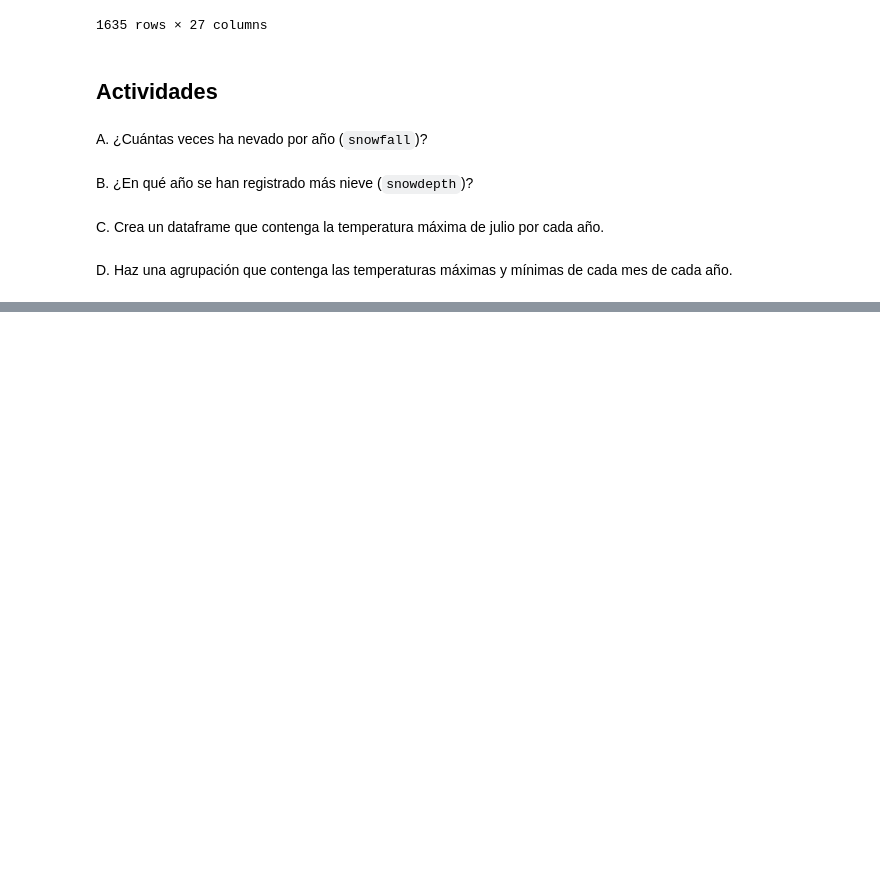
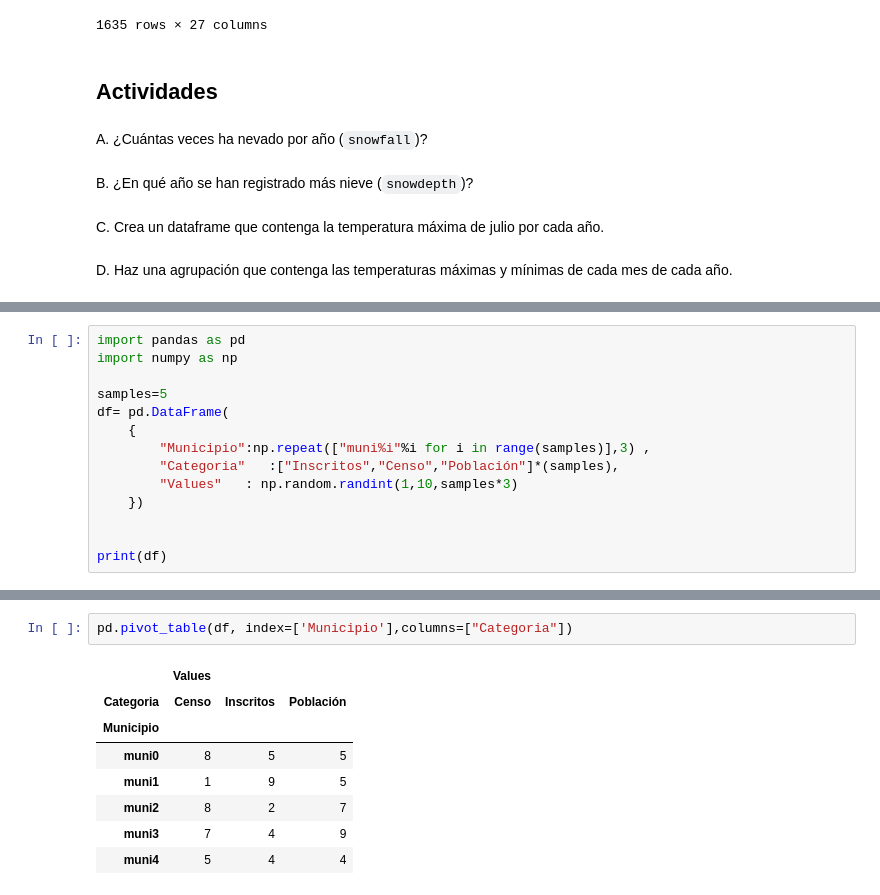
Before and after one commit to wisaaco/TxADM, a Jupyter notebook: notebooks/Part2/00_Pandas/03_Otras_acciones.ipynb, the cells around one changed output, grey strips where cells are left out. Cells and saved outputs as stored; diff of their text form; blank space fills up the shorter version.

```diff
--- a/notebooks/Part2/00_Pandas/03_Otras_acciones.ipynb
+++ b/notebooks/Part2/00_Pandas/03_Otras_acciones.ipynb
@@ -464,0 +473,14 @@ D. Haz una agrupación que contenga las temperaturas máximas y mínimas de cada
+# %%
+import pandas as pd
+import numpy as np
+
+samples=5
+df= pd.DataFrame(
+    {
+        "Municipio":np.repeat(["muni%i"%i for i in range(samples)],3) ,
+        "Categoria"   :["Inscritos","Censo","Población"]*(samples),
+        "Values"   : np.random.randint(1,10,samples*3)
+    })
+
+
+print(df)
@@ -464,0 +523,11 @@ D. Haz una agrupación que contenga las temperaturas máximas y mínimas de cada
+# %%
+pd.pivot_table(df, index=['Municipio'],columns=["Categoria"])
+# %% [output]
+|  | Values |  |  |
+| Categoria | Censo | Inscritos | Población |
+| Municipio |  |  |  |
+| muni0 | 8 | 5 | 5 |
+| muni1 | 1 | 9 | 5 |
+| muni2 | 8 | 2 | 7 |
+| muni3 | 7 | 4 | 9 |
+| muni4 | 5 | 4 | 4 |
```
Also changed, not shown: parts of 6 cells of this notebook.
